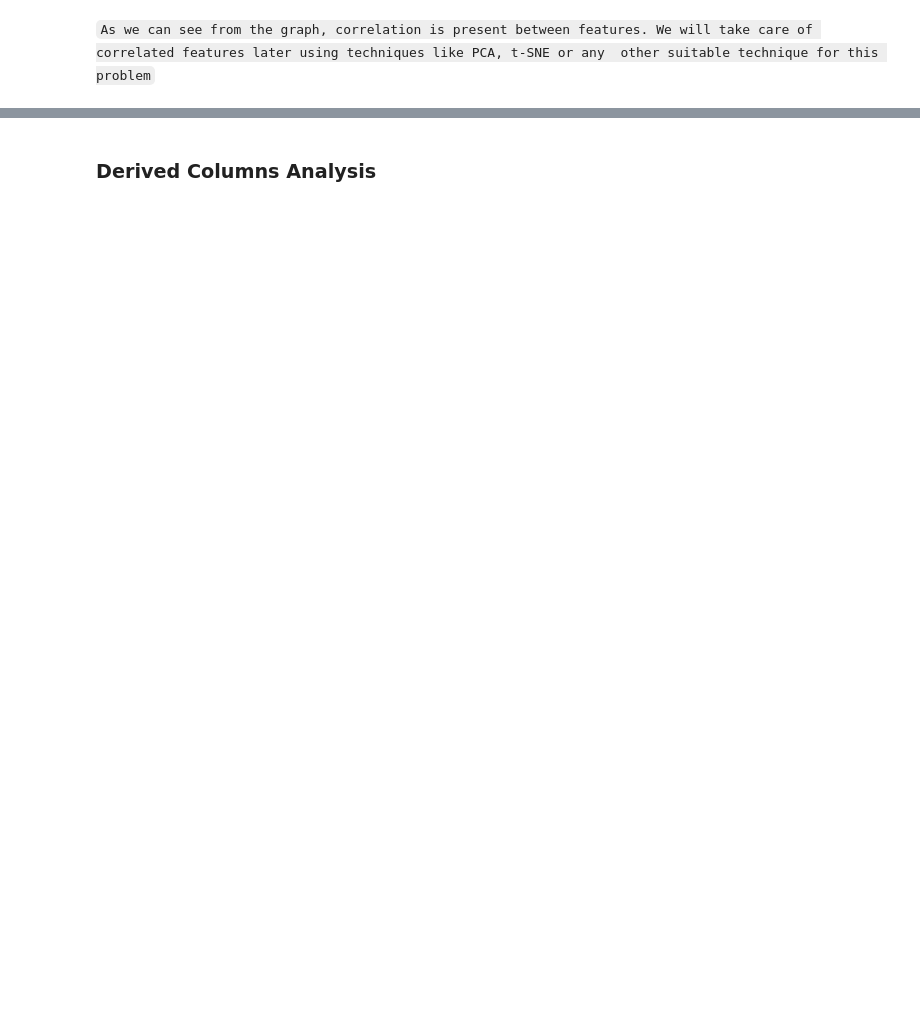
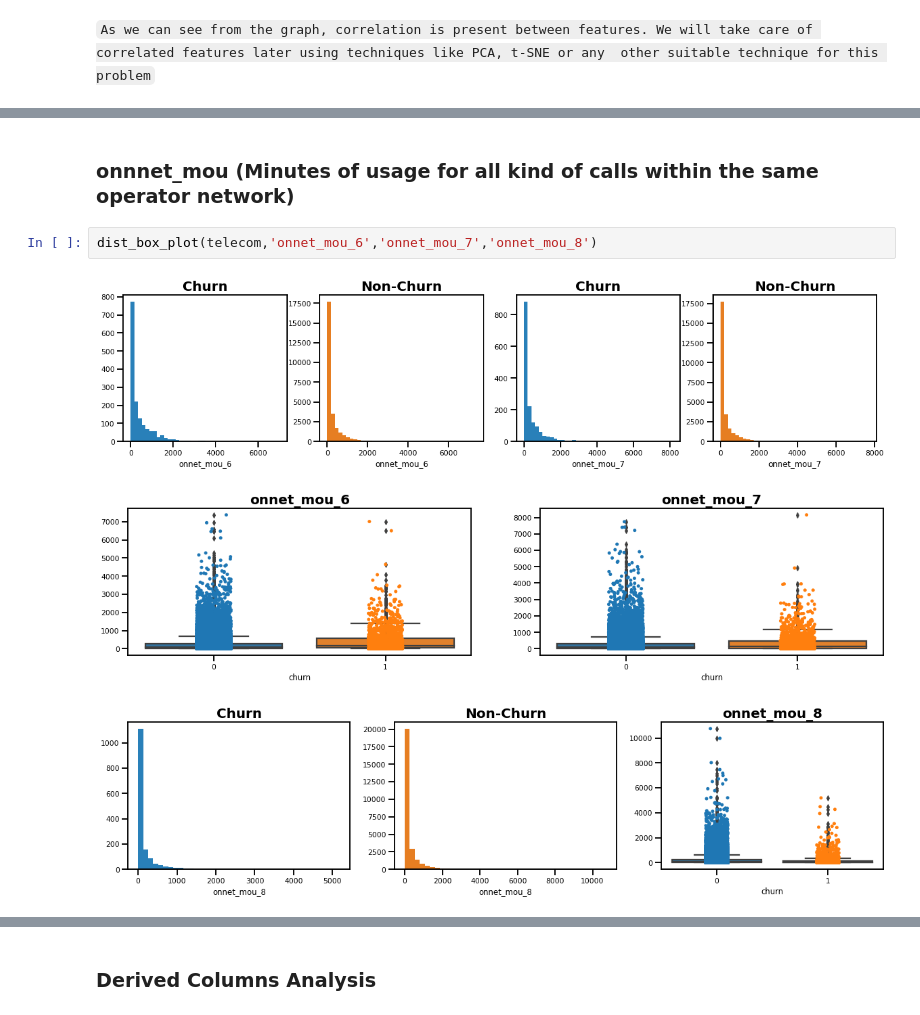
Before and after one commit to nveenkumr/TelecomChurn-ML, a Jupyter notebook: TelecomChurn-MLCaseStudy.ipynb, the cells around one changed output, grey strips where cells are left out. Drawn from its saved outputs; the diff is of its cells as text; blank space fills up the shorter version.

```diff
--- a/TelecomChurn-MLCaseStudy.ipynb
+++ b/TelecomChurn-MLCaseStudy.ipynb
@@ -381,0 +408,8 @@ memory usage: 34.7+ MB
+# %% [markdown]
+### onnnet_mou (Minutes of usage for all kind of calls within the same operator network)
+# %%
+dist_box_plot(telecom,'onnet_mou_6','onnet_mou_7','onnet_mou_8')
+# %% [output]
+[figure, added]
+[figure, added]
+[figure, added]
```
Also changed, not shown: parts of 54 cells of this notebook.
